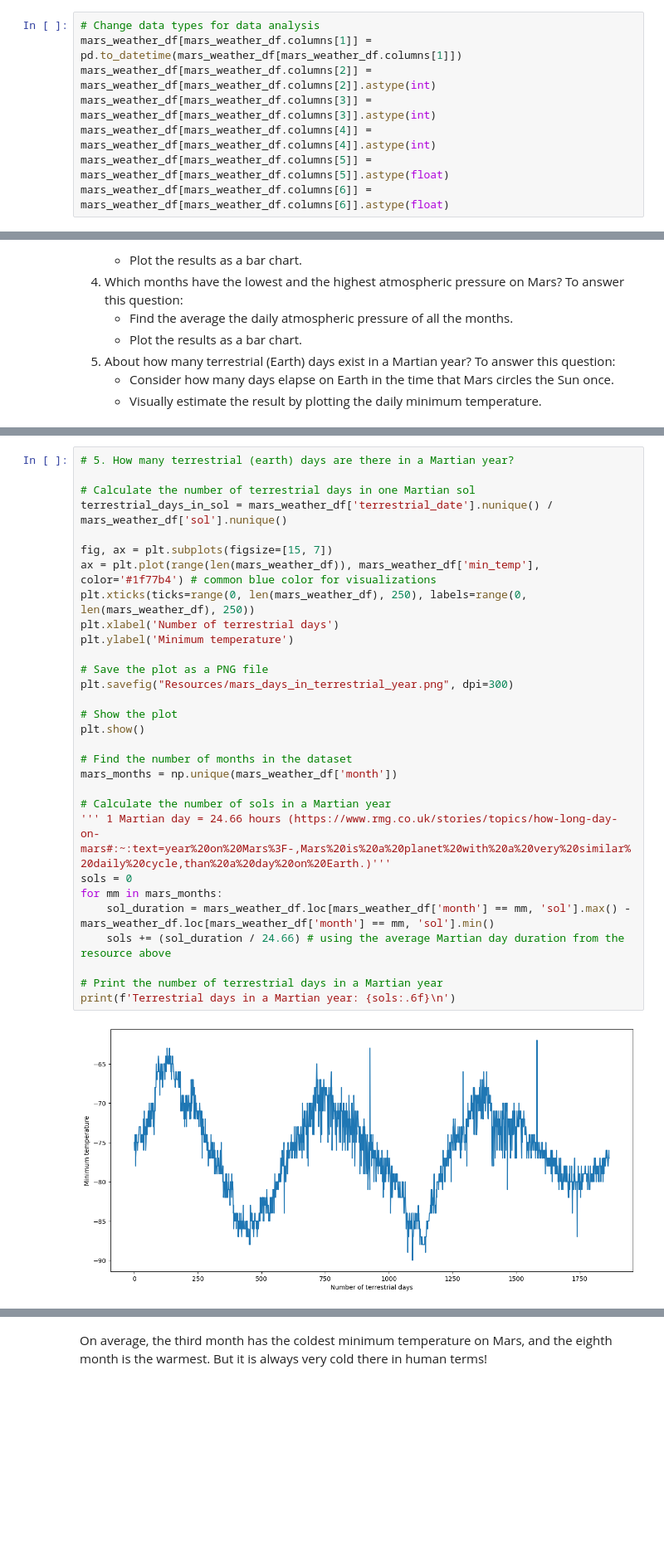
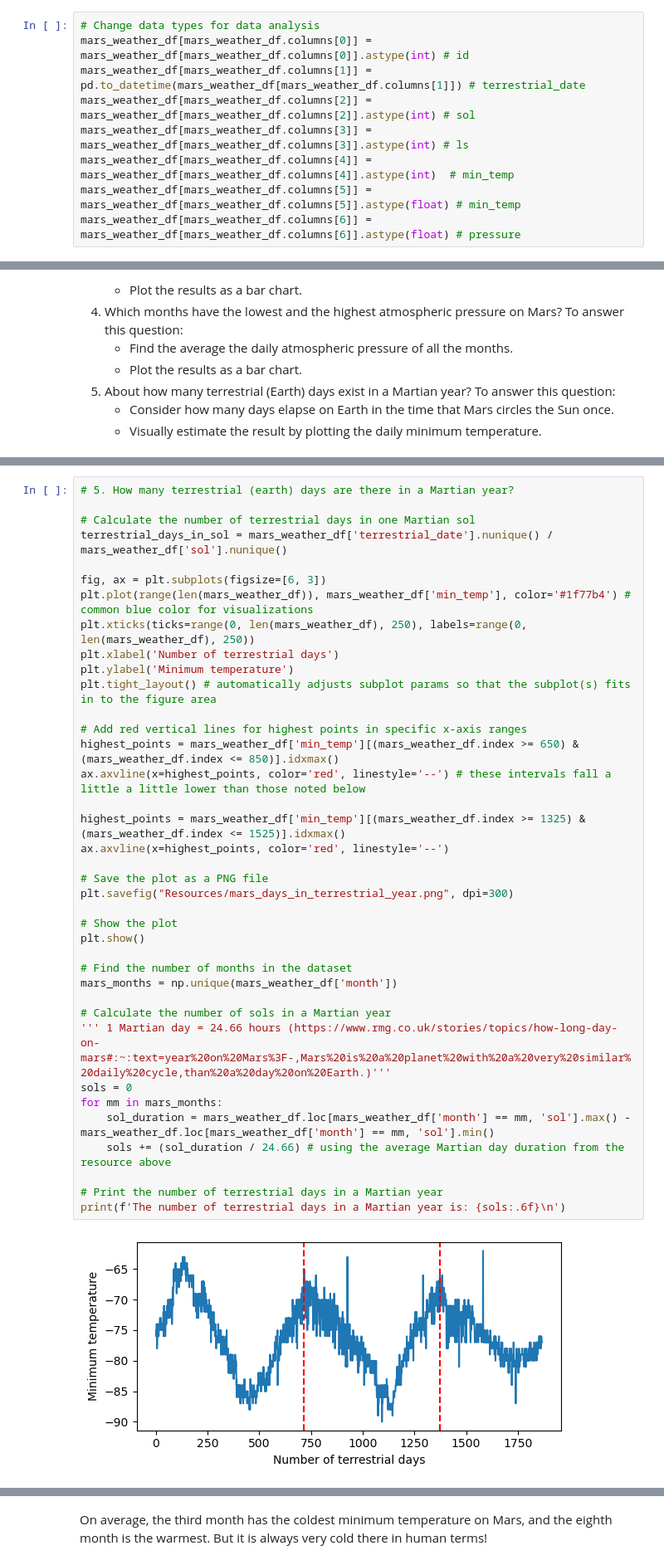
Before and after one commit to aglantzrbc/data-scraping-challenge, a Jupyter notebook: part_2_mars_weather.ipynb, the cells around one changed output, grey strips where cells are left out. Shown at 83% size. Cells and saved outputs as stored; diff of their text form; blank space fills up the shorter version.

```diff
--- a/part_2_mars_weather.ipynb
+++ b/part_2_mars_weather.ipynb
@@ -102,12 +102,13 @@ pressure            object
 dtype: object
 # %%
 # Change data types for data analysis
-mars_weather_df[mars_weather_df.columns[1]] = pd.to_datetime(mars_weather_df[mars_weather_df.columns[1]])
-mars_weather_df[mars_weather_df.columns[2]] = mars_weather_df[mars_weather_df.columns[2]].astype(int)
-mars_weather_df[mars_weather_df.columns[3]] = mars_weather_df[mars_weather_df.columns[3]].astype(int)
-mars_weather_df[mars_weather_df.columns[4]] = mars_weather_df[mars_weather_df.columns[4]].astype(int)
-mars_weather_df[mars_weather_df.columns[5]] = mars_weather_df[mars_weather_df.columns[5]].astype(float)
-mars_weather_df[mars_weather_df.columns[6]] = mars_weather_df[mars_weather_df.columns[6]].astype(float)
+mars_weather_df[mars_weather_df.columns[0]] = mars_weather_df[mars_weather_df.columns[0]].astype(int) # id
+mars_weather_df[mars_weather_df.columns[1]] = pd.to_datetime(mars_weather_df[mars_weather_df.columns[1]]) # terrestrial_date
+mars_weather_df[mars_weather_df.columns[2]] = mars_weather_df[mars_weather_df.columns[2]].astype(int) # sol
+mars_weather_df[mars_weather_df.columns[3]] = mars_weather_df[mars_weather_df.columns[3]].astype(int) # ls
+mars_weather_df[mars_weather_df.columns[4]] = mars_weather_df[mars_weather_df.columns[4]].astype(int)  # min_temp
+mars_weather_df[mars_weather_df.columns[5]] = mars_weather_df[mars_weather_df.columns[5]].astype(float) # min_temp
+mars_weather_df[mars_weather_df.columns[6]] = mars_weather_df[mars_weather_df.columns[6]].astype(float) # pressure
 # %%
 # Confirm type changes were successful by examining data types again
 mars_weather_df.dtypes
@@ -293,32 +333,40 @@ plt.show()
 # %%
 # 5. How many terrestrial (earth) days are there in a Martian year?
 
 # Calculate the number of terrestrial days in one Martian sol
 terrestrial_days_in_sol = mars_weather_df['terrestrial_date'].nunique() / mars_weather_df['sol'].nunique()
 
-fig, ax = plt.subplots(figsize=[15, 7])
-ax = plt.plot(range(len(mars_weather_df)), mars_weather_df['min_temp'], color='#1f77b4') # common blue color for visualizations
+fig, ax = plt.subplots(figsize=[6, 3])
+plt.plot(range(len(mars_weather_df)), mars_weather_df['min_temp'], color='#1f77b4') # common blue color for visualizations
 plt.xticks(ticks=range(0, len(mars_weather_df), 250), labels=range(0, len(mars_weather_df), 250))
 plt.xlabel('Number of terrestrial days')
 plt.ylabel('Minimum temperature')
+plt.tight_layout() # automatically adjusts subplot params so that the subplot(s) fits in to the figure area
+
+# Add red vertical lines for highest points in specific x-axis ranges
+highest_points = mars_weather_df['min_temp'][(mars_weather_df.index >= 650) & (mars_weather_df.index <= 850)].idxmax()
+ax.axvline(x=highest_points, color='red', linestyle='--') # these intervals fall a little a little lower than those noted below
+
+highest_points = mars_weather_df['min_temp'][(mars_weather_df.index >= 1325) & (mars_weather_df.index <= 1525)].idxmax()
+ax.axvline(x=highest_points, color='red', linestyle='--')
 
 # Save the plot as a PNG file
 plt.savefig("Resources/mars_days_in_terrestrial_year.png", dpi=300)
 
 # Show the plot
 plt.show()
 
 # Find the number of months in the dataset
 mars_months = np.unique(mars_weather_df['month'])
 
 # Calculate the number of sols in a Martian year
 ''' 1 Martian day = 24.66 hours (https://www.rmg.co.uk/stories/topics/how-long-day-on-mars#:~:text=year%20on%20Mars%3F-,Mars%20is%20a%20planet%20with%20a%20very%20similar%20daily%20cycle,than%20a%20day%20on%20Earth.)'''
 sols = 0
 for mm in mars_months:
     sol_duration = mars_weather_df.loc[mars_weather_df['month'] == mm, 'sol'].max() - mars_weather_df.loc[mars_weather_df['month'] == mm, 'sol'].min()
     sols += (sol_duration / 24.66) # using the average Martian day duration from the resource above
 
 # Print the number of terrestrial days in a Martian year
-print(f'Terrestrial days in a Martian year: {sols:.6f}\n')
+print(f'The number of terrestrial days in a Martian year is: {sols:.6f}\n')
 # %% [output]
-[figure, old version]
+[figure, new version]
```
Also changed, not shown: parts of 19 cells of this notebook, 4 other files.
